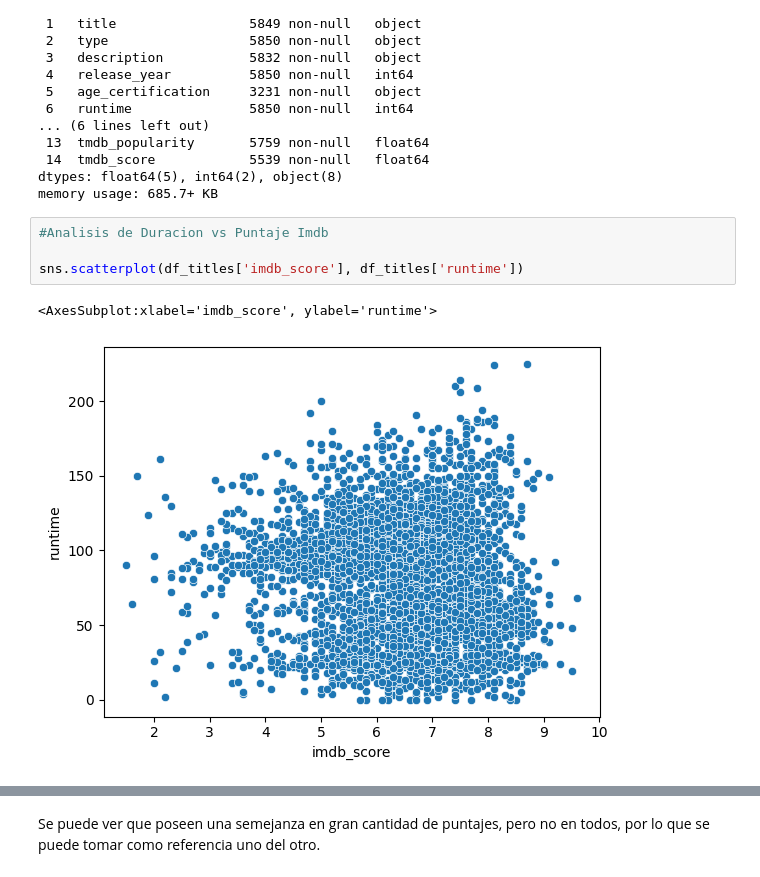
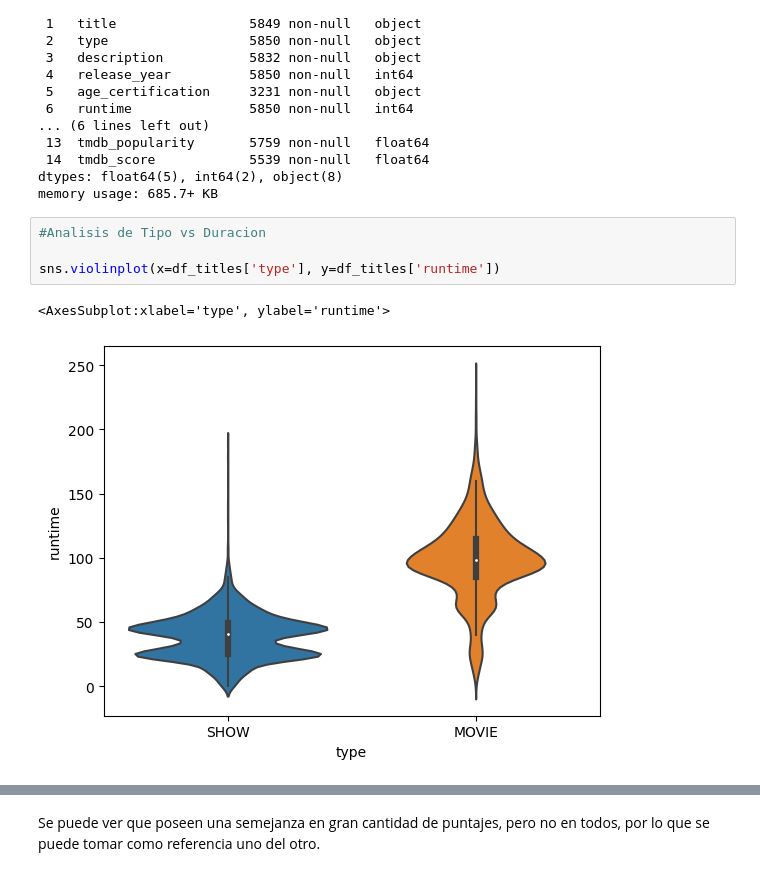
Before and after one commit to EzeSpk-Org/Proyecto_Final_Grupo3_DS29765, a Jupyter notebook: Analisis_Bivariado.ipynb, the cells around one changed output, grey strips where cells are left out. Drawn from its saved outputs; the diff is of its cells as text.

```diff
--- a/Analisis_Bivariado.ipynb
+++ b/Analisis_Bivariado.ipynb
@@ -27,9 +27,9 @@ Data columns (total 15 columns):
 dtypes: float64(5), int64(2), object(8)
 memory usage: 685.7+ KB
 # %%
-#Analisis de Duracion vs Puntaje Imdb
+#Analisis de Tipo vs Duracion
 
-sns.scatterplot(df_titles['imdb_score'], df_titles['runtime'])
+sns.violinplot(x=df_titles['type'], y=df_titles['runtime'])
 # %% [output]
-<AxesSubplot:xlabel='imdb_score', ylabel='runtime'>
+<AxesSubplot:xlabel='type', ylabel='runtime'>
-[figure, old version]
+[figure, new version]
```
Also changed, not shown: parts of 2 cells of this notebook.
